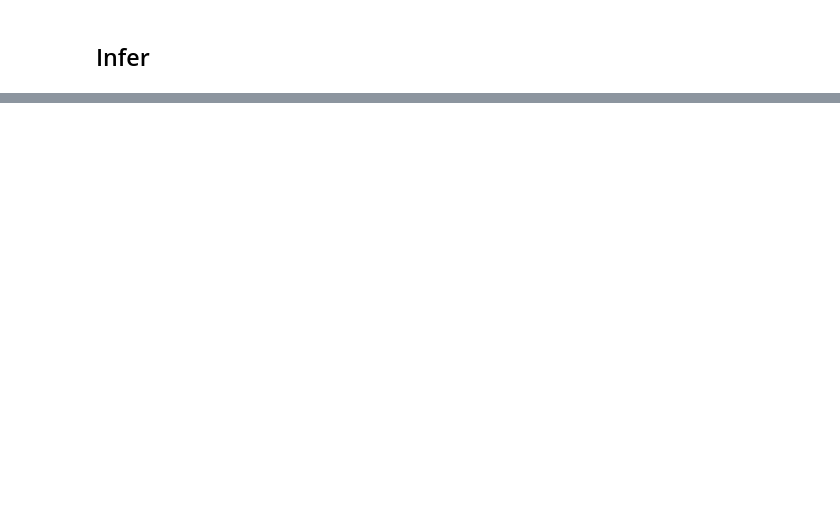
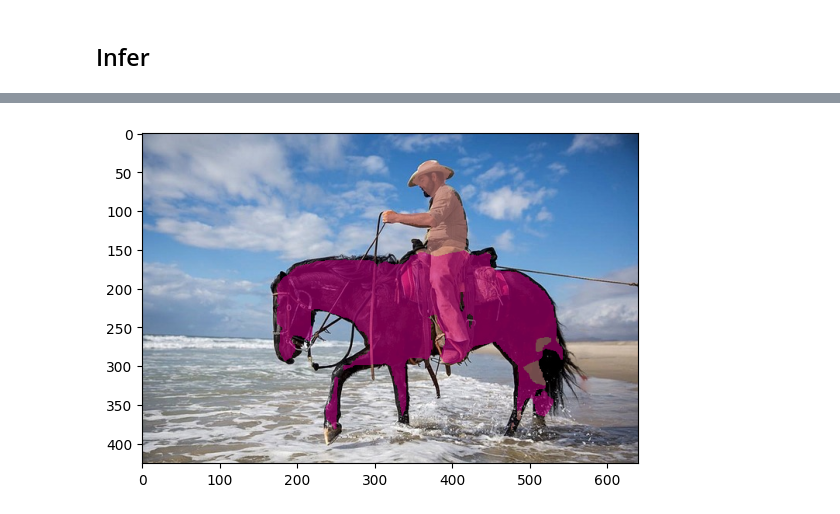
Before and after one commit to fummicc1/pytorch_advanced, a Jupyter notebook: 3_semantic_segmentation/fummicc1/main.ipynb, the cells around one changed output, grey strips where cells are left out. Cells and saved outputs as stored; diff of their text form; code cells hidden in the pictures; blank space fills up the shorter version.

```diff
--- a/3_semantic_segmentation/fummicc1/main.ipynb
+++ b/3_semantic_segmentation/fummicc1/main.ipynb
@@ -250,0 +292,22 @@ train_model(
+# %%
+# 画像を浸透させて重ねる
+trans_img = Image.new("RGBA", anno_class_img.size, (0, 0, 0, 0))
+anno_class_img = anno_class_img.convert("RGBA")
+
+for x in range(img_width):
+    for y in range(img_height):
+        pixel = anno_class_img.getpixel((x, y))
+        r, g, b, a = pixel
+
+        # RGBが全て0、つまり黒（Backgroundラベル）ならばスキップ
+        if pixel[0] == 0 and pixel[1] == 0 and pixel[2] == 0:
+            continue
+        trans_img.putpixel((x, y), (r, g, b, 150))
+        # 150は透明度の大きさ（255で割られる）
+
+img = Image.open(image_file_path)
+result = Image.alpha_composite(img.convert("RGBA"), trans_img)
+plt.imshow(result)
+plt.show()
+# %% [output]
+[figure, added]
```
Also changed, not shown: parts of 13 cells of this notebook, 1 other file.
